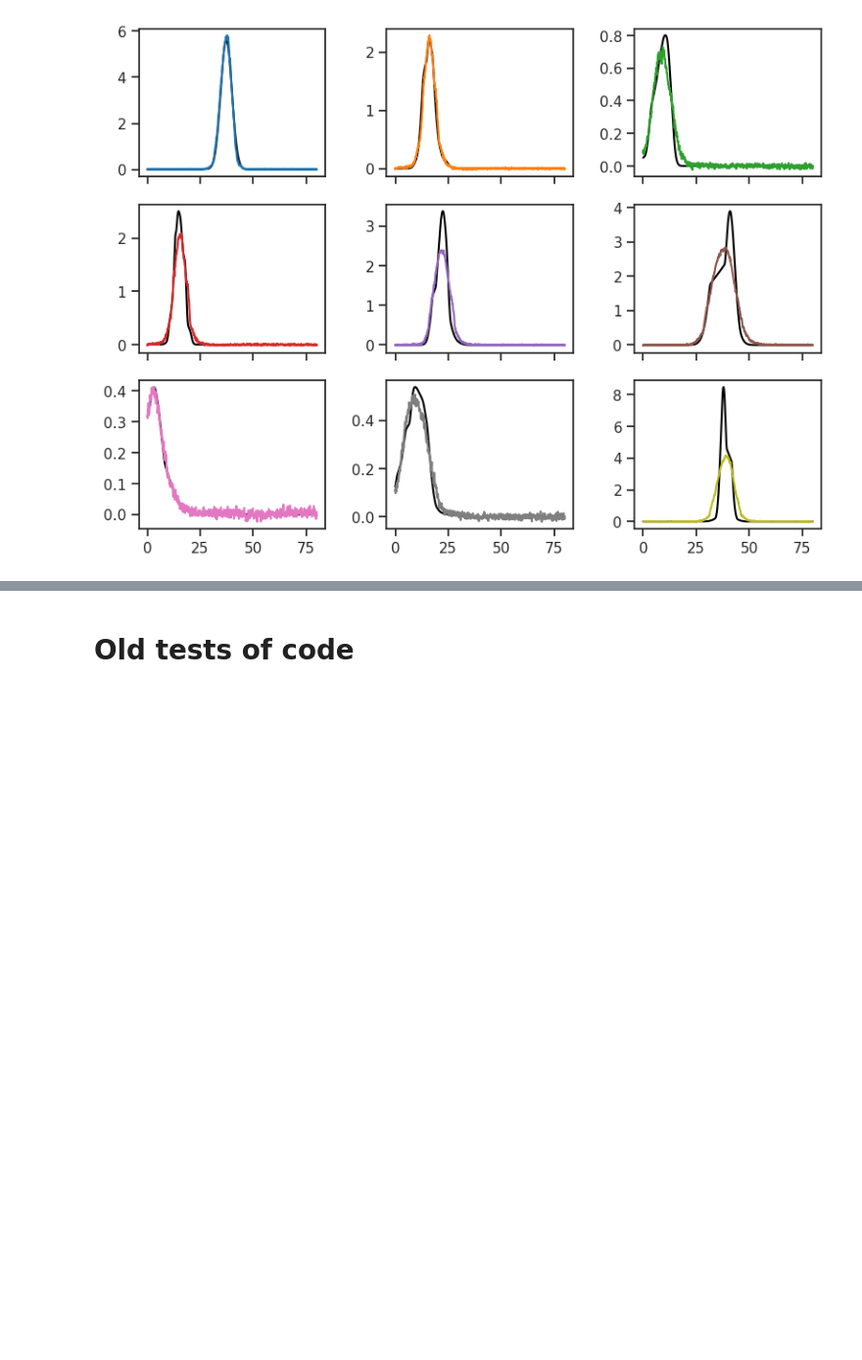
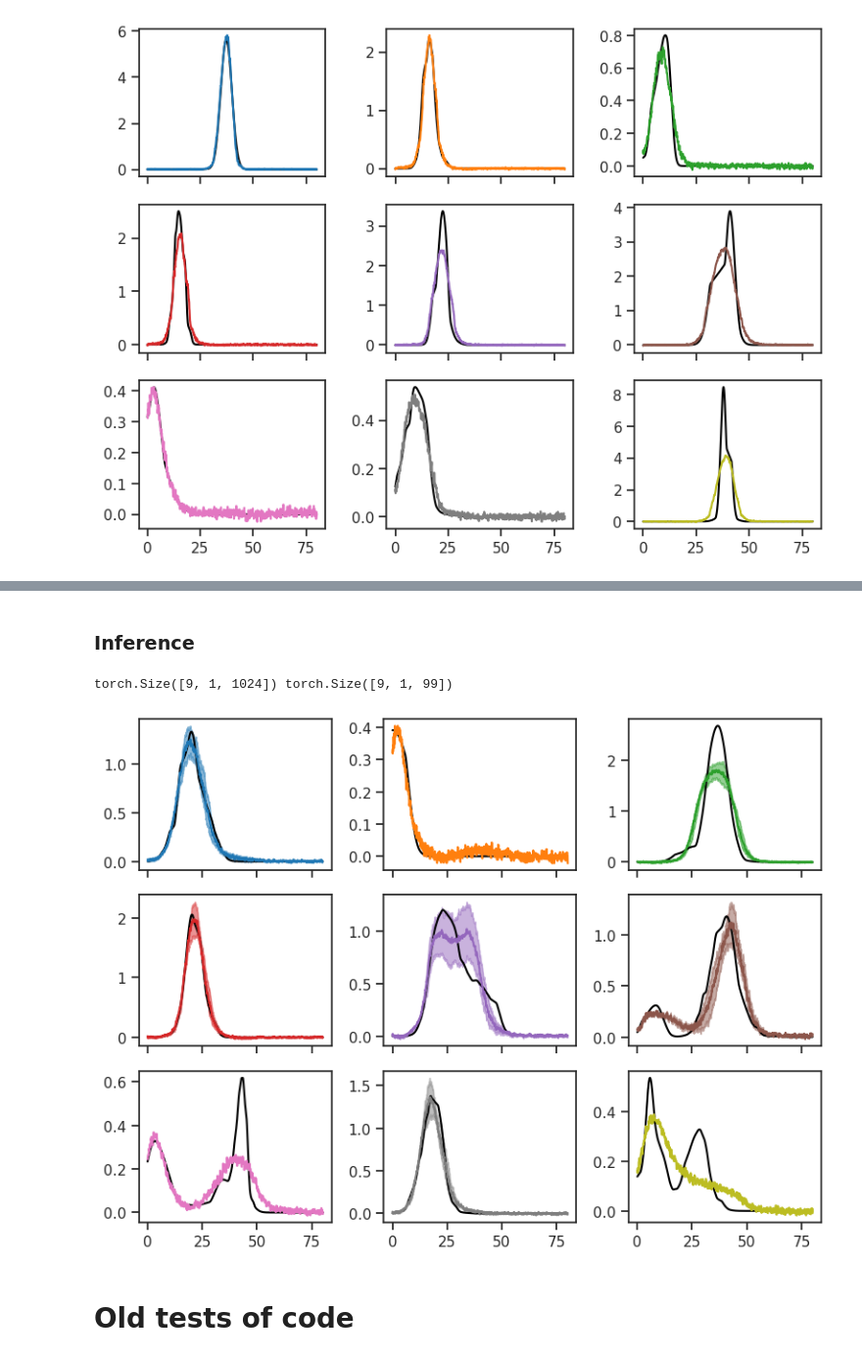
Before and after one commit to Hirshberg-Lab/transformer_latent_diffusion_4AC, a Jupyter notebook: testing.ipynb, the cells around one changed output, grey strips where cells are left out. Shown at 98% size. Saved outputs shown, nothing was run; the diff lists cells and outputs as text; code cells hidden in the pictures; blank space fills up the shorter version.

```diff
--- a/testing.ipynb
+++ b/testing.ipynb
@@ -120,0 +123,4 @@ plt.show()
+# %%
+from tld.configs import SpectralDataConfig
+model_cfg = ModelConfig(data_config=SpectralDataConfig(num_bumps_range=(1,4)),train_config=TrainConfig(compile=False))
+model = main(model_cfg)
@@ -121,3 +143,48 @@ plt.show()
+# %% [markdown]
+### Inference
+# %%
+from dataclasses import asdict
+hparams = asdict(model_cfg.data_config)
+random_seed = 40
+bumps = Bumps(hparams=hparams, random_seed=random_seed)
+dataset = OnTheFlyDataset(bumps=bumps,dataset_size=9)
+test_loader = DataLoader(dataset, batch_size=9, shuffle=False,num_workers=4) # Note: num_workers>0 to prevent the loader to create new data
+for C_test, G_test in test_loader:
+    C_test = C_test.view(-1,1,model_cfg.denoiser_config.x_points)
+    G_test = G_test.view(-1,1,model_cfg.denoiser_config.y_points)
+    print(C_test.size(),G_test.size())
+# %% [output]
+torch.Size([9, 1, 1024]) torch.Size([9, 1, 99])
+# %%
+from tld.diffusion import DiffusionGenerator
+diffuser = DiffusionGenerator(model, 'cuda', torch.float32)
+C_preds_list = [diffuser.generate(
+        labels= G_test,
+        num_specs=9,
+        class_guidance=1.,
+        seed=i,
+        n_iter=40,
+        exponent=1,
+        x_points=1024
+    ).view(-1,1024).cpu().detach().numpy() for i in range(20)]
+C_preds_array=np.array(C_preds_list)
+C_preds_mean = C_preds_array.mean(0)
+C_preds_std = C_preds_array.std(0)
+# %%
+fig,axs = plt.subplots(3,3,figsize=(8,6),sharex=True,sharey=False)
+palette = ['C' + str(x) for x in range(250000)]
+n_ex=9
+omega = test_loader.dataset.laplace.omega
+for j in range(n_ex):
+    ax = axs.flatten()[j]
+    ax.plot(omega,C_test[j].view(1024).cpu().detach().numpy(), color='k')
+    # ax.plot(omega,C_preds[j].view(1024).cpu().detach().numpy(), color=palette[j])
+    ax.plot(omega,C_preds_mean[j], color=palette[j])
+    ax.fill_between(omega,C_preds_mean[j]-C_preds_std[j],C_preds_mean[j]+C_preds_std[j],color=palette[j],alpha=0.5)
+plt.tight_layout()
+plt.show()
+# %% [output]
+[figure, added]
 # %% [markdown]
 # Old tests of code
 # %%
```
Also changed, not shown: parts of 2 cells of this notebook.
